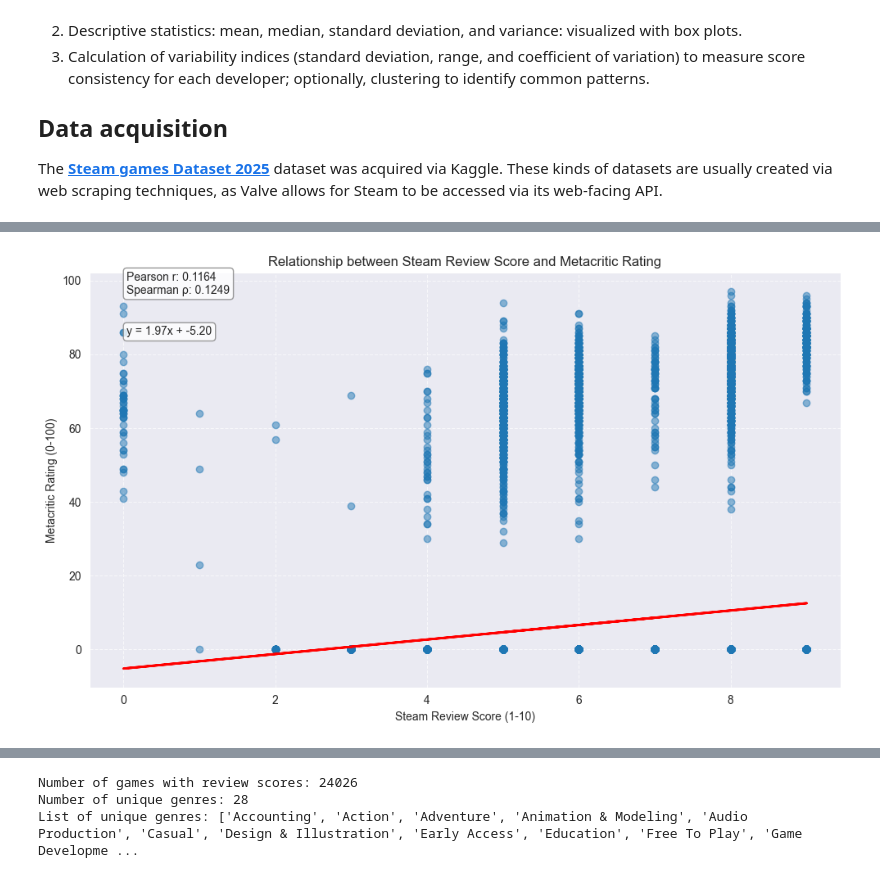
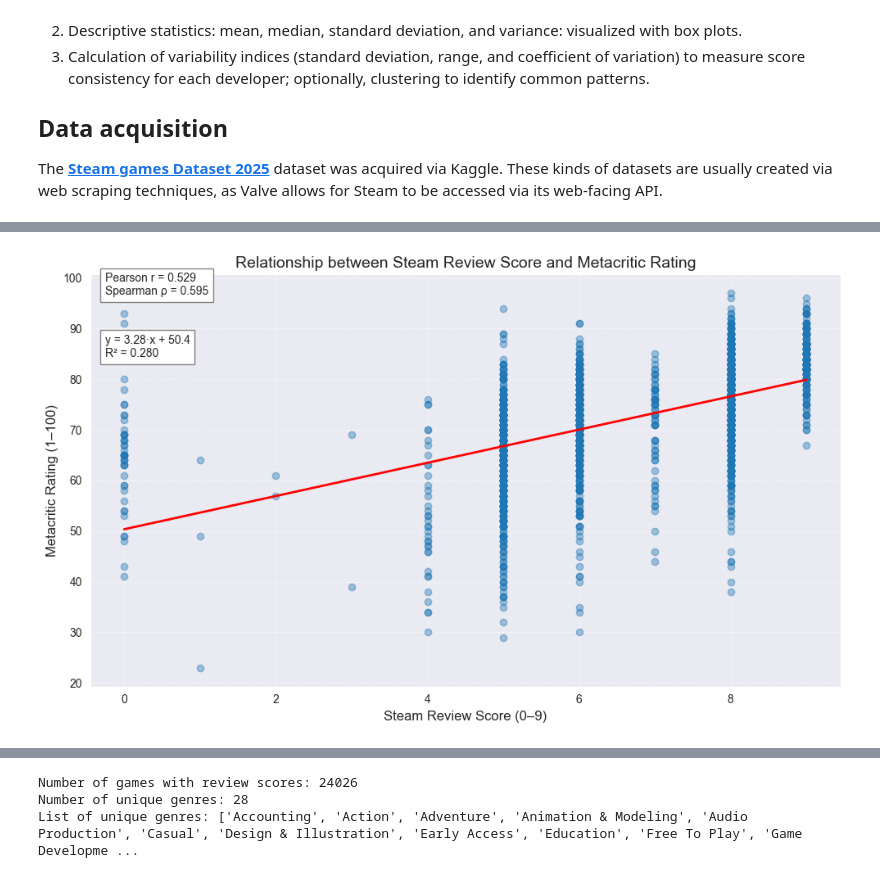
Before and after one commit to Darakuu/FAD_SteamGames_2025, a Jupyter notebook: project.ipynb, the cells around one changed output, grey strips where cells are left out. Drawn from its saved outputs; the diff is of its cells as text; code cells hidden in the pictures.

```diff
--- a/project.ipynb
+++ b/project.ipynb
@@ -189,54 +214,65 @@ import matplotlib.pyplot as plt
 import scipy.stats as stats
 from sklearn.linear_model import LinearRegression
 
-# Filter out rows where either review_score or metacritic is missing
-score_df = clean.dropna(subset=['review_score', 'metacritic'])
+# Drop rows where review_score or metacritic is NaN, then also exclude metacritic == 0 (missing proxy),
+# and make an explicit copy to avoid SettingWithCopyWarnings.
+score_df = (
+    clean
+    .dropna(subset=['review_score', 'metacritic'])
+    .query("metacritic > 0")
+    .copy()
+)
 
-# Print the number of games with both scores available
-print(f"Number of games with both review score and Metacritic rating: {len(score_df)}")
+print(f"Number of games with both review score and (non-zero) Metacritic rating: {len(score_df)}")
 
-# Calculate correlations
+# Compute Pearson & Spearman
 pearson_corr, pearson_p = stats.pearsonr(score_df['review_score'], score_df['metacritic'])
 spearman_corr, spearman_p = stats.spearmanr(score_df['review_score'], score_df['metacritic'])
 
-print(f"\nCorrelation Analysis:")
-print(f"Pearson correlation: {pearson_corr:.4f} (p-value: {pearson_p:.2e})")
-print(f"Spearman correlation: {spearman_corr:.4f} (p-value: {spearman_p:.2e})")
+print("\nCorrelation Analysis:")
+print(f"  Pearson r:   {pearson_corr:.4f} (p = {pearson_p:.2e})")
+print(f"  Spearman ρ: {spearman_corr:.4f} (p = {spearman_p:.2e})")
 
-# Create a scatter plot
+# Scatter + regression
 plt.figure(figsize=(10, 6))
-plt.scatter(score_df['review_score'], score_df['metacritic'], alpha=0.5)
-plt.title('Relationship between Steam Review Score and Metacritic Rating')
-plt.xlabel('Steam Review Score (1-10)')
-plt.ylabel('Metacritic Rating (0-100)')
-plt.grid(True, linestyle='--', alpha=0.7)
+plt.scatter(score_df['review_score'], score_df['metacritic'], alpha=0.4)
+plt.title('Relationship between Steam Review Score and Metacritic Rating', fontsize=14)
+plt.xlabel('Steam Review Score (0–9)', fontsize=12)
+plt.ylabel('Metacritic Rating (1–100)', fontsize=12)
+plt.grid(True, linestyle='--', alpha=0.5)
 
-# Add linear regression line
-X = score_df['review_score'].values.reshape(-1, 1)
-y = score_df['metacritic'].values
-model = LinearRegression()
-model.fit(X, y)
-y_pred = model.predict(X)
-plt.plot(score_df['review_score'], y_pred, color='red', linewidth=2)
+# Fit linear model
+X = score_df[['review_score']]
+y = score_df['metacritic']
+model = LinearRegression().fit(X, y)
+score_df['metapred'] = model.predict(X)
 
-# Add correlation information to the plot
-plt.annotate(f"Pearson r: {pearson_corr:.4f}\nSpearman ρ: {spearman_corr:.4f}",
-             xy=(0.05, 0.95), xycoords='axes fraction',
-             bbox=dict(boxstyle="round,pad=0.3", fc="white", ec="gray", alpha=0.8))
+# Plot regression line (sort by score for a clean line)
+sorted_idx = score_df['review_score'].argsort()
+plt.plot(
+    score_df['review_score'].iloc[sorted_idx],
+    score_df['metapred'].iloc[sorted_idx],
+    color='red', linewidth=2
+)
 
-# Add regression equation
-slope = model.coef_[0]
-intercept = model.intercept_
-plt.annotate(f"y = {slope:.2f}x + {intercept:.2f}",
-             xy=(0.05, 0.85), xycoords='axes fraction',
-             bbox=dict(boxstyle="round,pad=0.3", fc="white", ec="gray", alpha=0.8))
+# Annotate correlations & equation
+plt.annotate(
+    f"Pearson r = {pearson_corr:.3f}\nSpearman ρ = {spearman_corr:.3f}",
+    xy=(0.02, 0.95), xycoords='axes fraction',
+    bbox=dict(facecolor='white', edgecolor='gray', pad=4), fontsize=10
+)
+slope, intercept = model.coef_[0], model.intercept_
+plt.annotate(
+    f"y = {slope:.2f}·x + {intercept:.1f}\nR² = {model.score(X, y):.3f}",
+    xy=(0.02, 0.80), xycoords='axes fraction',
+    bbox=dict(facecolor='white', edgecolor='gray', pad=4), fontsize=10
+)
 
 plt.tight_layout()
 plt.show()
 
-# Print regression results
-print(f"\nLinear Regression Results:")
-print(f"Slope (coefficient): {slope:.4f}")
-print(f"Intercept: {intercept:.4f}")
-print(f"R² score: {model.score(X, y):.4f}")
+print("\nLinear Regression Results:")
+print(f"  Slope (coef): {slope:.4f}")
+print(f"  Intercept:    {intercept:.4f}")
+print(f"  R²:           {model.score(X, y):.4f}")
 # %% [output]
@@ -248,2 +284,2 @@ Spearman correlation: 0.1249 (p-value: 4.54e-84)
-[figure, old version]
+[figure, new version]
 Linear Regression Results:
```
Also changed, not shown: parts of 16 cells of this notebook.
